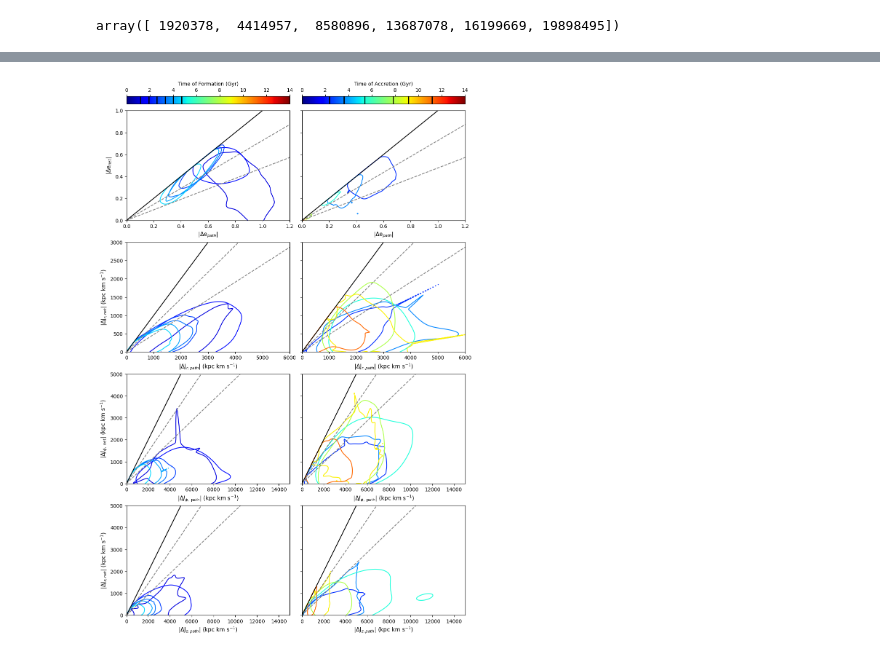
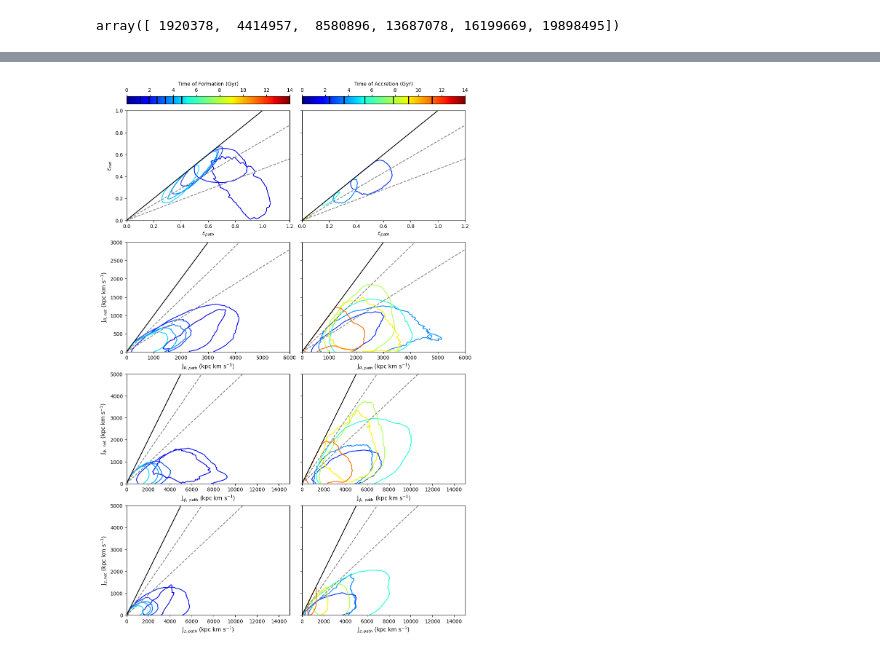
Before and after one commit to finn-pal/gc_statistics, a Jupyter notebook: paper_plots/k_value_pos_dup.ipynb, the cells around one changed output, grey strips where cells are left out. Cells and saved outputs as stored; diff of their text form; code cells hidden in the pictures.

```diff
--- a/paper_plots/k_value_pos_dup.ipynb
+++ b/paper_plots/k_value_pos_dup.ipynb
@@ -101,6 +104,7 @@ def get_it_dict(time_lst, ex_grp_lst, tbin_con_dict):
 
             tval = src_dat[tvar][ana_msk][gcid_idx]
             it_dict[it_id][gcid]["tval"] = tval
+            it_dict[it_id][gcid]["grp"] = gcid_grp
             it_dict[it_id][gcid]["grp_type"] = grp_type
             it_dict[it_id][gcid]["tval_grp"] = tbin_con_dict[tbin_con][tval]
 
@@ -139,6 +143,8 @@ def get_it_dict(time_lst, ex_grp_lst, tbin_con_dict):
                     it_dict[it_id][gcid]["r2d"].append(pos_cyl[0])
                     it_dict[it_id][gcid]["z"].append(pos_cyl[2])
 
+    tdiff = np.diff(time_lst)
+    # weigh = tdiff / np.nansum(tdiff)
     for it_id in it_dict.keys():
         for gcid in it_dict[it_id].keys():
             it_dict[it_id][gcid]["det_norm"] = np.diff(it_dict[it_id][gcid]["et_norm"])
@@ -188,23 +194,32 @@ def get_it_dict(time_lst, ex_grp_lst, tbin_con_dict):
             djp_net = it_dict[it_id][gcid]["jp"][last_term_idx] - it_dict[it_id][gcid]["jp"][first_term_idx]
             djz_net = it_dict[it_id][gcid]["jz"][last_term_idx] - it_dict[it_id][gcid]["jz"][first_term_idx]
 
+            ##### Weightings
+            nonzero_msk = np.array(it_dict[it_id][gcid]["det_norm"]) != 0
+            tdiff_msk = tdiff[nonzero_msk]
+            weigh = np.zeros_like(tdiff, dtype=float)
+            weigh[nonzero_msk] = tdiff[nonzero_msk] / np.sum(tdiff_msk)
+
             it_dict[it_id][gcid]["det_norm_path"] = np.sum(np.abs(it_dict[it_id][gcid]["det_norm"]))
+            it_dict[it_id][gcid]["det_norm_path_w"] = np.sum(np.abs(it_dict[it_id][gcid]["det_norm"]) * weigh)
             it_dict[it_id][gcid]["det_norm_net"] = np.abs(det_norm_net)
 
             it_dict[it_id][gcid]["djr_path"] = np.sum(np.abs(it_dict[it_id][gcid]["djr"]))
+            it_dict[it_id][gcid]["djr_path_w"] = np.sum(np.abs(it_dict[it_id][gcid]["djr"]) * weigh)
             it_dict[it_id][gcid]["djr_net"] = np.abs(djr_net)
 
             it_dict[it_id][gcid]["djp_path"] = np.sum(np.abs(it_dict[it_id][gcid]["djp"]))
+            it_dict[it_id][gcid]["djp_path_w"] = np.sum(np.abs(it_dict[it_id][gcid]["djp"]) * weigh)
             it_dict[it_id][gcid]["djp_net"] = np.abs(djp_net)
 
             it_dict[it_id][gcid]["djz_path"] = np.sum(np.abs(it_dict[it_id][gcid]["djz"]))
+            it_dict[it_id][gcid]["djz_path_w"] = np.sum(np.abs(it_dict[it_id][gcid]["djz"]) * weigh)
             it_dict[it_id][gcid]["djz_net"] = np.abs(djz_net)
 
             it_dict[it_id][gcid]["first_term"] = first_term_idx
             it_dict[it_id][gcid]["last_term"] = last_term_idx
 
     # add averages
-    tdiff = np.diff(time_lst)
     for it_id in it_dict.keys():
         for gcid in it_dict[it_id].keys():
             r3d = np.array(it_dict[it_id][gcid]["r3d"][:-1])
@@ -330,7 +360,7 @@ def contour_level_from_mass(Z, X, Y, frac=0.75):
     idx = np.searchsorted(cumsum, frac)
     return Z_sort[idx]
 # %%
-def plot_cont(ax, var, group_type, cont_level=0.75, grid_size=250, plt_y=True):
+def plot_cont(ax, var, group_type, cont_level=0.75, grid_size=250, plt_y=True, weights=False):
     cmap = "jet"
     vmin = 0
     vmax = 14
@@ -338,26 +368,26 @@ def plot_cont(ax, var, group_type, cont_level=0.75, grid_size=250, plt_y=True):
 
     var_dict = {
         "et_norm": {
-            "ylab": r"|$\Delta$e$_{net}|$",
-            "xlab": r"|$\Delta$e$_{path}|$",
+            "ylab": r"$\epsilon_{net}$",
+            "xlab": r"$\epsilon_{path}$",
             "ylim": 1,
             "xlim": 1.2,
         },
         "jr": {
-            "ylab": r"|$\Delta$J$_{r, net}$| (kpc km s$^{-1}$)",
-            "xlab": r"|$\Delta$J$_{r, path}$| (kpc km s$^{-1}$)",
+            "ylab": r"J$_{R, net}$ (kpc km s$^{-1}$)",
+            "xlab": r"J$_{R, path}$ (kpc km s$^{-1}$)",
             "ylim": 3000,
             "xlim": 6000,
         },
         "jp": {
-            "ylab": r"|$\Delta J_{\phi,\ \mathrm{net}}$| (kpc km s$^{-1}$)",
-            "xlab": r"|$\Delta J_{\phi,\ \mathrm{path}}$| (kpc km s$^{-1}$)",
+            "ylab": r"J$_{\phi,\ \mathrm{net}}$ (kpc km s$^{-1}$)",
+            "xlab": r"J$_{\phi,\ \mathrm{path}}$ (kpc km s$^{-1}$)",
             "ylim": 5000,
             "xlim": 15000,
         },
         "jz": {
-            "ylab": r"|$\Delta$J$_{z, net}$| (kpc km s$^{-1}$)",
-            "xlab": r"|$\Delta$J$_{z, path}$| (kpc km s$^{-1}$)",
+            "ylab": r"J$_{z, net}$ (kpc km s$^{-1}$)",
+            "xlab": r"J$_{z, path}$ (kpc km s$^{-1}$)",
             "ylim": 5000,
             "xlim": 15000,
         },
@@ -384,7 +414,12 @@ def plot_cont(ax, var, group_type, cont_level=0.75, grid_size=250, plt_y=True):
 
             tval_grp = it_dict[it_id][gcid]["tval_grp"]
 
-            plt_dict[tval_grp][it_id]["x"].append(it_dict[it_id][gcid]["d" + var + "_path"])
+            if weights:
+                plt_dict[tval_grp][it_id]["x"].append(it_dict[it_id][gcid]["d" + var + "_path_w"])
+
+            else:
+                plt_dict[tval_grp][it_id]["x"].append(it_dict[it_id][gcid]["d" + var + "_path"])
+
             plt_dict[tval_grp][it_id]["y"].append(it_dict[it_id][gcid]["d" + var + "_net"])
 
     for tval_grp in t_dict[t_dict_type].keys():
@@ -407,6 +442,7 @@ def plot_cont(ax, var, group_type, cont_level=0.75, grid_size=250, plt_y=True):
             continue
 
         Z_mean = np.mean(kde_lst, axis=0)
+        # Z_mean = np.median(kde_lst, axis=0)
 
         X, Y = np.mgrid[0 : xmax : grid_size * 1j, 0 : ymax : grid_size * 1j]
         level = contour_level_from_mass(Z_mean, X, Y, frac=cont_level)
@@ -429,8 +465,8 @@ var_lst = ["et_norm", "jr", "jp", "jz"]
 group_types = ["in_situ", "ex_situ"]
 
 # following values from "random_walk.ipynb"
-kmin = 0.477
-kmax = 0.727
+kmin = 0.49
+kmax = 0.73
 
 fig, axs = plt.subplots(4, 2, figsize=(12, 18), sharey=False, sharex=False)
 plt.subplots_adjust(wspace=0.075)
@@ -461,31 +497,31 @@ cbar_ax_left = fig.add_axes(
         left_pos.x0,
         top_pos.y1 + 0.01,  # space above subplot
         left_pos.width,
         0.012,
     ]
 )
 cbar_left = fig.colorbar(sm, cax=cbar_ax_left, orientation="horizontal")
 cbar_left.set_label("Time of Formation (Gyr)")
 cbar_left.ax.xaxis.set_ticks_position("top")
 cbar_left.ax.xaxis.set_label_position("top")
 
 # --- right column ---
 right_pos = axs[0, 1].get_position()
 top_pos = axs[0, 1].get_position()
 cbar_ax_right = fig.add_axes([right_pos.x0, top_pos.y1 + 0.01, right_pos.width, 0.012])
 cbar_right = fig.colorbar(sm, cax=cbar_ax_right, orientation="horizontal")
 cbar_right.set_label("Time of Accretion (Gyr)")
 cbar_right.ax.xaxis.set_ticks_position("top")
 cbar_right.ax.xaxis.set_label_position("top")
 
 cbar = [cbar_left, cbar_right]
 
 for i, t_dict_type in enumerate(t_dict.keys()):
     for tval_grp in t_dict[t_dict_type].keys():
         tval_cen = np.average(
             (t_dict[t_dict_type][tval_grp]["edge_l"], t_dict[t_dict_type][tval_grp]["edge_u"])
         )
         # cbar[i].ax.hlines(tval_cen, ymin=0, ymax=1, colors="k", linewidth=2)
         cbar[i].ax.axvline(tval_cen, color="k", linewidth=2)
 # %% [output]
-[figure, old version]
+[figure, new version]
```
Also changed, not shown: parts of 32 cells of this notebook, 11 other files.
